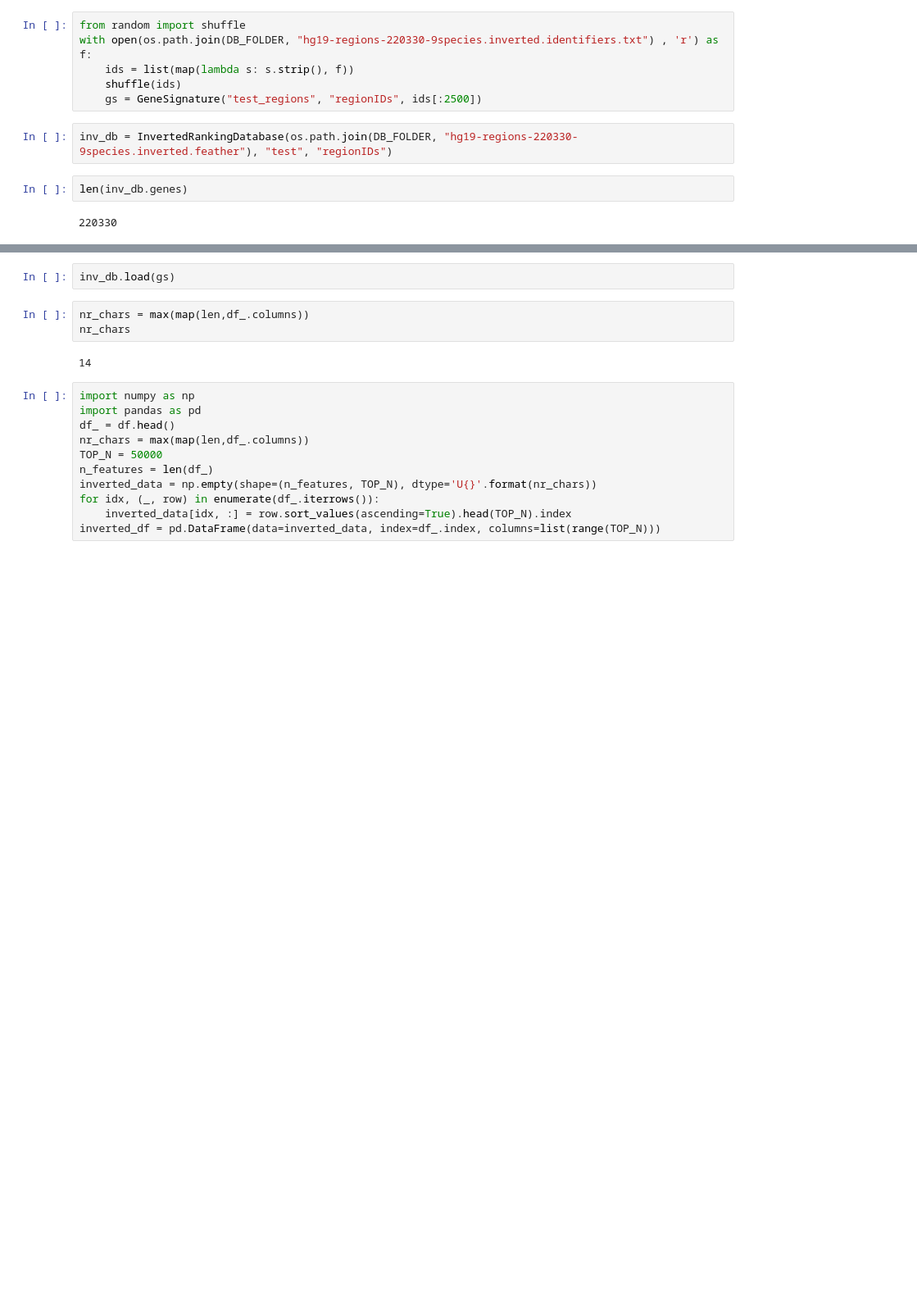
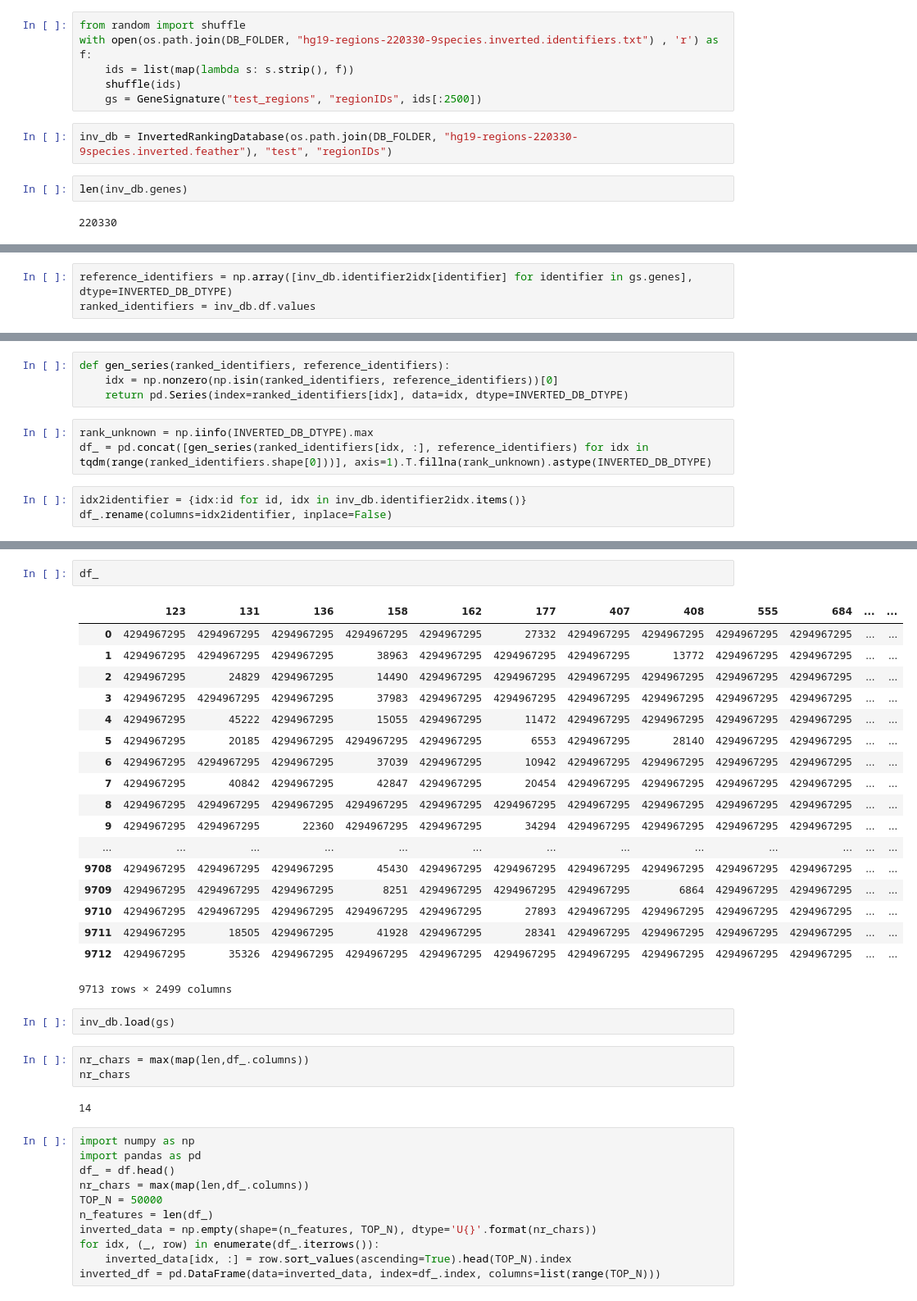
Before and after one commit to aertslab/pySCENIC, a Jupyter notebook: notebooks/pySCENIC - Inverted database.ipynb, the cells around one changed output, grey strips where cells are left out. Shown at 82% size. Cells and saved outputs as stored; diff of their text form; blank space fills up the shorter version.

Commit message:
Working towards a faster load/decompression time for region signatures on an inverted database.

```diff
--- a/notebooks/pySCENIC - Inverted database.ipynb
+++ b/notebooks/pySCENIC - Inverted database.ipynb
@@ -197,0 +254,3 @@ len(inv_db.genes)
+# %%
+reference_identifiers = np.array([inv_db.identifier2idx[identifier] for identifier in gs.genes], dtype=INVERTED_DB_DTYPE)
+ranked_identifiers = inv_db.df.values
@@ -197,0 +263,10 @@ len(inv_db.genes)
+# %%
+def gen_series(ranked_identifiers, reference_identifiers):
+    idx = np.nonzero(np.isin(ranked_identifiers, reference_identifiers))[0]
+    return pd.Series(index=ranked_identifiers[idx], data=idx, dtype=INVERTED_DB_DTYPE)
+# %%
+rank_unknown = np.iinfo(INVERTED_DB_DTYPE).max
+df_ = pd.concat([gen_series(ranked_identifiers[idx, :], reference_identifiers) for idx in tqdm(range(ranked_identifiers.shape[0]))], axis=1).T.fillna(rank_unknown).astype(INVERTED_DB_DTYPE)
+# %%
+idx2identifier = {idx:id for id, idx in inv_db.identifier2idx.items()}
+df_.rename(columns=idx2identifier, inplace=False)
@@ -198,3 +292,24 @@ len(inv_db.genes)
+# %%
+df_
+# %% [output]
+|  | 123 | 131 | 136 | 158 | 162 | 177 | 407 | 408 | 555 | 684 | ... | ... |
+| 0 | 4294967295 | 4294967295 | 4294967295 | 4294967295 | 4294967295 | 27332 | 4294967295 | 4294967295 | 4294967295 | 4294967295 | ... | ... |
+| 1 | 4294967295 | 4294967295 | 4294967295 | 38963 | 4294967295 | 4294967295 | 4294967295 | 13772 | 4294967295 | 4294967295 | ... | ... |
+| 2 | 4294967295 | 24829 | 4294967295 | 14490 | 4294967295 | 4294967295 | 4294967295 | 4294967295 | 4294967295 | 4294967295 | ... | ... |
+| 3 | 4294967295 | 4294967295 | 4294967295 | 37983 | 4294967295 | 4294967295 | 4294967295 | 4294967295 | 4294967295 | 4294967295 | ... | ... |
+| 4 | 4294967295 | 45222 | 4294967295 | 15055 | 4294967295 | 11472 | 4294967295 | 4294967295 | 4294967295 | 4294967295 | ... | ... |
+| 5 | 4294967295 | 20185 | 4294967295 | 4294967295 | 4294967295 | 6553 | 4294967295 | 28140 | 4294967295 | 4294967295 | ... | ... |
+| 6 | 4294967295 | 4294967295 | 4294967295 | 37039 | 4294967295 | 10942 | 4294967295 | 4294967295 | 4294967295 | 4294967295 | ... | ... |
+| 7 | 4294967295 | 40842 | 4294967295 | 42847 | 4294967295 | 20454 | 4294967295 | 4294967295 | 4294967295 | 4294967295 | ... | ... |
+| 8 | 4294967295 | 4294967295 | 4294967295 | 4294967295 | 4294967295 | 4294967295 | 4294967295 | 4294967295 | 4294967295 | 4294967295 | ... | ... |
+| 9 | 4294967295 | 4294967295 | 22360 | 4294967295 | 4294967295 | 34294 | 4294967295 | 4294967295 | 4294967295 | 4294967295 | ... | ... |
+| ... | ... | ... | ... | ... | ... | ... | ... | ... | ... | ... | ... | ... |
+| 9708 | 4294967295 | 4294967295 | 4294967295 | 45430 | 4294967295 | 4294967295 | 4294967295 | 4294967295 | 4294967295 | 4294967295 | ... | ... |
+| 9709 | 4294967295 | 4294967295 | 4294967295 | 8251 | 4294967295 | 4294967295 | 4294967295 | 6864 | 4294967295 | 4294967295 | ... | ... |
+| 9710 | 4294967295 | 4294967295 | 4294967295 | 4294967295 | 4294967295 | 27893 | 4294967295 | 4294967295 | 4294967295 | 4294967295 | ... | ... |
+| 9711 | 4294967295 | 18505 | 4294967295 | 41928 | 4294967295 | 28341 | 4294967295 | 4294967295 | 4294967295 | 4294967295 | ... | ... |
+| 9712 | 4294967295 | 35326 | 4294967295 | 4294967295 | 4294967295 | 4294967295 | 4294967295 | 4294967295 | 4294967295 | 4294967295 | ... | ... |
+9713 rows × 2499 columns
 # %%
 inv_db.load(gs)
 # %%
```
Also changed, not shown: parts of 10 cells of this notebook, 1 other file.
